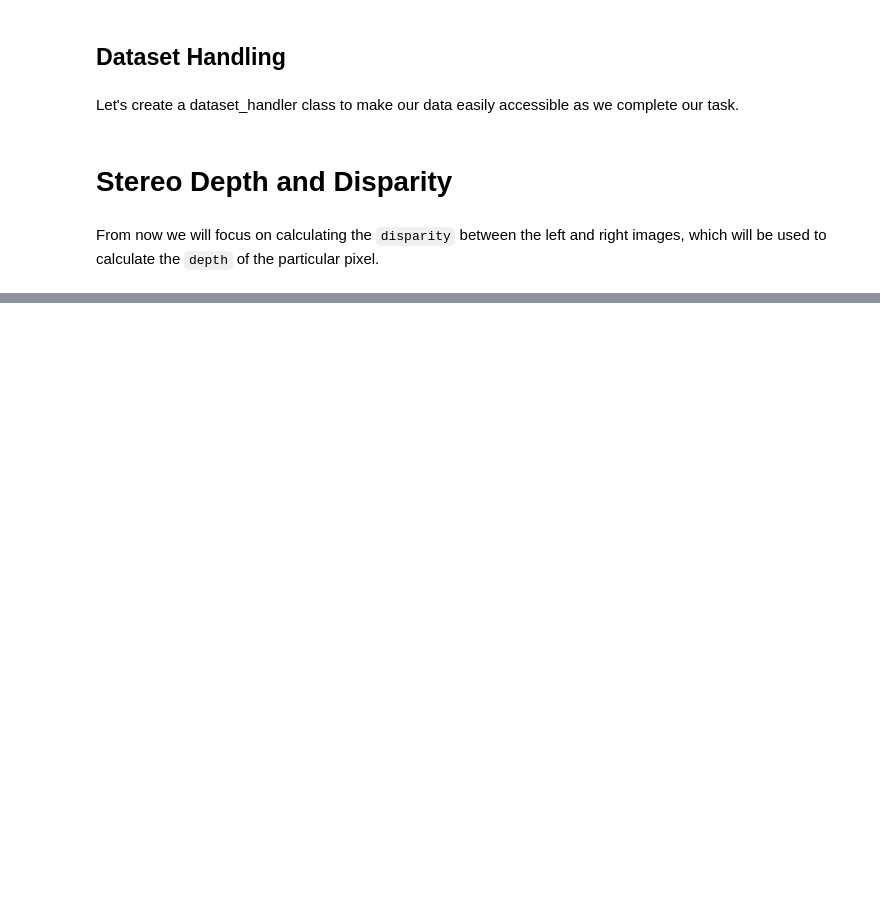
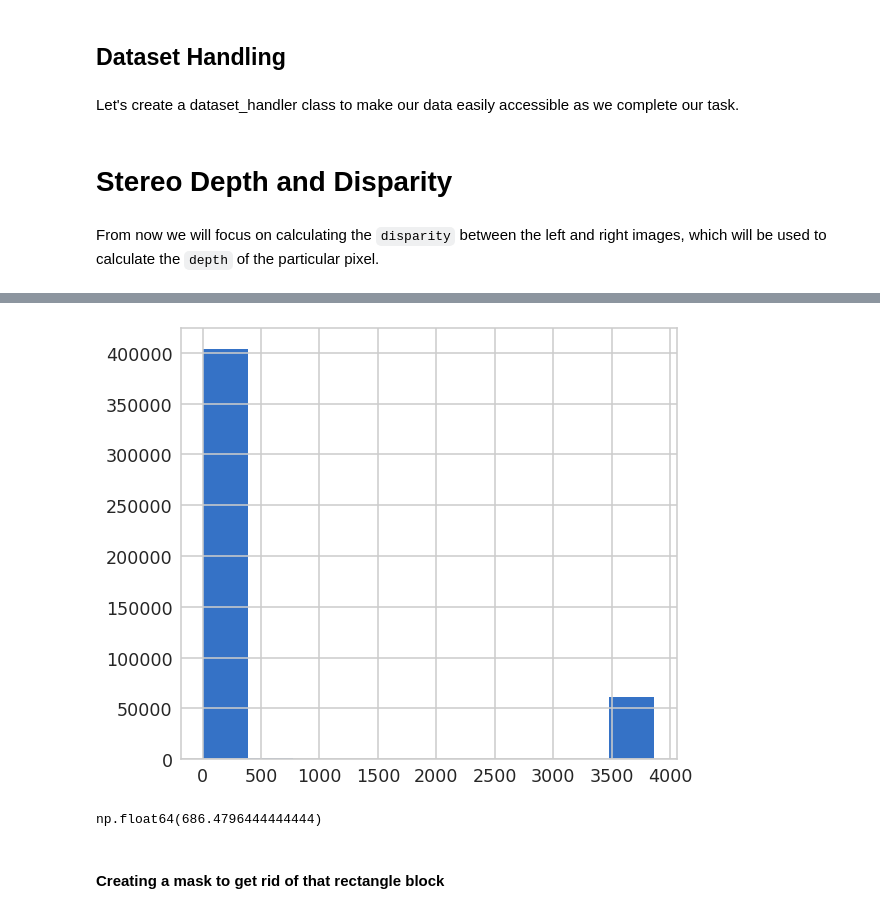
Before and after one commit to jbhati305/SLAM, a Jupyter notebook: Visual_odometry_Kitti.ipynb, the cells around one changed output, grey strips where cells are left out. Cells and saved outputs as stored; diff of their text form; code cells hidden in the pictures; blank space fills up the shorter version.

```diff
--- a/Visual_odometry_Kitti.ipynb
+++ b/Visual_odometry_Kitti.ipynb
@@ -428,0 +492,10 @@ Time taken:  0:00:00.068848
+# %%
+plt.hist(depth.flatten());
+# %% [output]
+[figure, added]
+# %%
+depth[depth <depth.max()].flatten().max()
+# %% [output]
+np.float64(686.4796444444444)
+# %% [markdown]
+#### Creating a mask to get rid of that rectangle block
```
Also changed, not shown: parts of 12 cells of this notebook, 3 other files.
